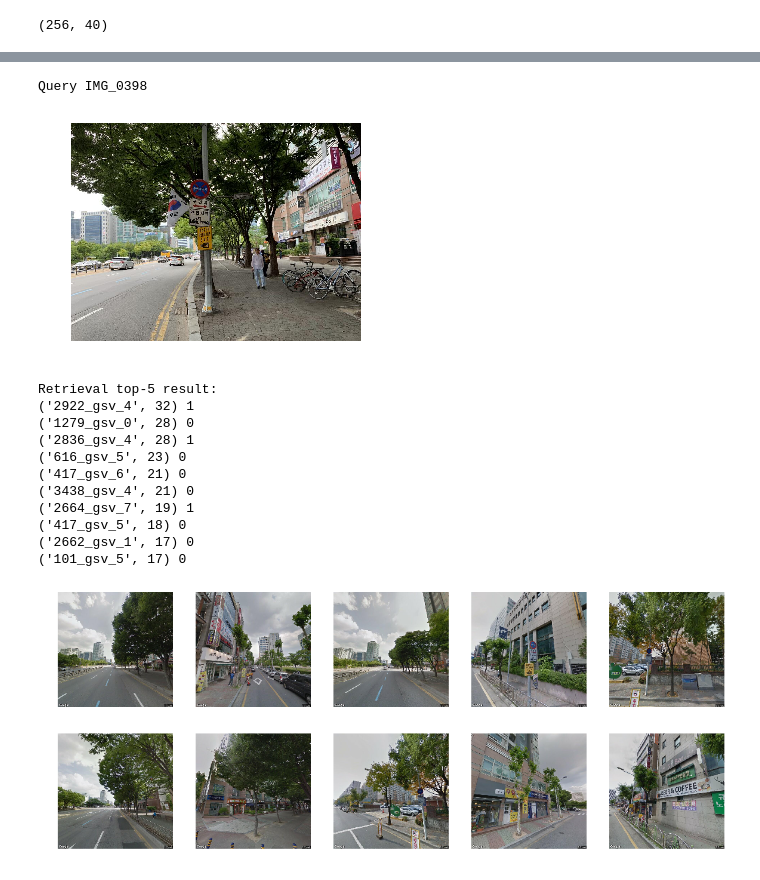
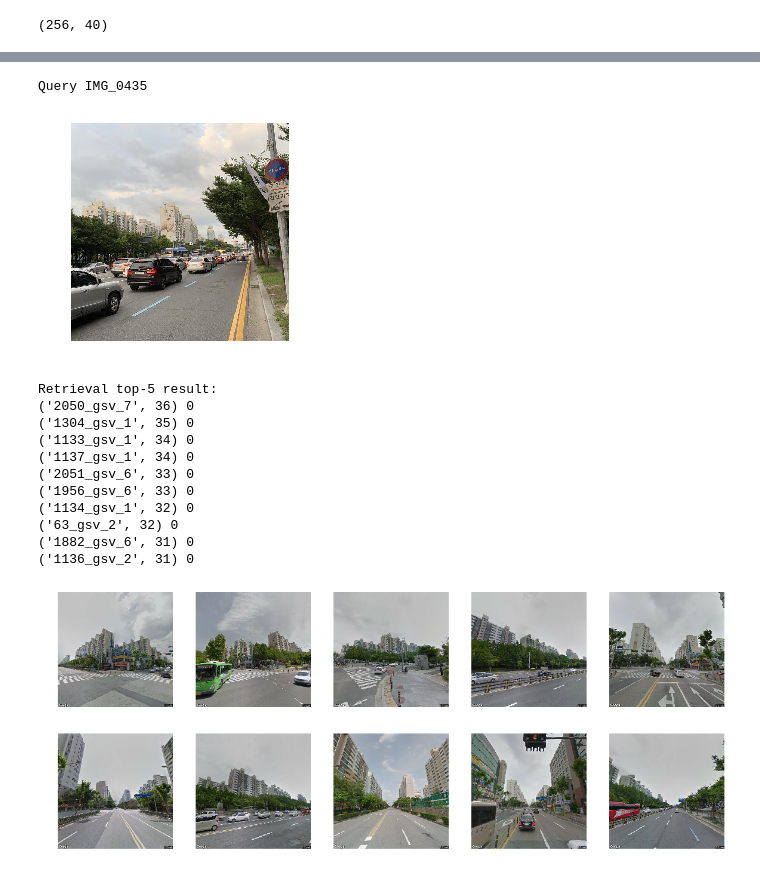
Before and after one commit to canhld94/master-thesis, a Jupyter notebook: dev/retrieval_test.ipynb, the cells around one changed output, grey strips where cells are left out. Drawn from its saved outputs; the diff is of its cells as text; code cells hidden in the pictures.

```diff
--- a/dev/retrieval_test.ipynb
+++ b/dev/retrieval_test.ipynb
@@ -16,6 +28,8 @@ saved_model = "/home/canhld/workplace/Daejeon_street_view/datasets/codebook/delf
 # %%
 ir = ImageRepresentation.ImageRepresentation(name = 'delf_vlad', saved_model = saved_model )
 print(ir.codebook.cluster_centers_.shape)
+pca_model = "/mnt/datasets/pca/delf_vlad256_512_whiten.pkl"
+transformer = joblib.load(pca_model)
 # %% [output]
 (256, 40)
 # %%
@@ -41,8 +55,10 @@ for f in os.listdir(query_dir):
         queries.append(filename)
         im = cv.imread(os.path.join(query_images_dir, filename + '.jpg'), flags=cv.IMREAD_UNCHANGED)
         query_images.append(cv.cvtColor(im, cv.COLOR_RGB2BGR))
-        _,_,features,_,_ = feature_io.ReadFromFile(os.path.join(query_dir, f))
-        vector = ir.VLADEncode(features)
+        ret = featuresIO().DelfReadSingleImage(os.path.join(query_dir, f))
+        locs = ret[1]
+        features = ret[2]
+        vector = ir.MP_VLADEncode(image_features=features, image_locs=locs, grid=0, pca=False, transformer=transformer)
         query_vectors.append(vector)
 
 # for f in os.listdir(query_dir):
@@ -80,7 +99,7 @@ for f in os.listdir(database_dir):
     database.append(vector)
 # %%
 plt.subplot()
-query_name = "IMG_0415"
+query_name = "IMG_0407"
 query_index = 0
 top_ranks = 50
 for query_index in range(len(queries)):
@@ -102,7 +121,7 @@ print("Query %s" % test_query)
 plt.axis('off')
 plt.imshow(test_image)
 plt.show()
-ref_file = "/home/canhld/workplace/Daejeon_street_view/datasets/daejeon_sv_v1_query_60m.csv"
+ref_file = "/mnt/datasets/daejeon_sv_v1_query_40m.csv"
 with open(ref_file) as f:
     contents = f.readlines()
 lines = [x.strip('\n') for x in contents]
@@ -122,4 +141,5 @@ for i in range(10):
     plt.axis('off')
     plt.imshow(im)
 plt.show()
+print(query_vectors[query_index].shape)
 # %% [output]
@@ -140,11 +151,11 @@ Retrieval top-5 result:
 # %%
-import ThesisToolkit
+#### import ThesisToolkit
 from scipy import spatial
 from skimage import feature
 from skimage import measure
 from skimage import transform
 featureIO = ThesisToolkit.FeaturesIOToolkit
-database_features_dir = "/home/canhld/workplace/Daejeon_street_view/datasets/daejeon_sv_v1_delf/"
+database_features_dir = "/mnt/datasets/daejeon_sv_v1_delf/"
 query_locs, query_des = featureIO.DelfReadSingleImage(features_path = os.path.join(query_dir, query_name + '.delf'))
 nums_features_q = len(query_des)
 # Create query tree for this query
@@ -199,45 +187,45 @@ rerank_list.sort(key = lambda tup: tup[1], reverse = True)
 # %%
 print("Query %s" % test_query)
 plt.axis('off')
 plt.imshow(test_image)
 plt.show()
 print("Retrieval top-5 result:")
 
-ref_file = "/home/canhld/workplace/Daejeon_street_view/datasets/daejeon_sv_v1_query_60m.csv"
+ref_file = "/mnt/datasets/daejeon_sv_v1_query_50m.csv"
 with open(ref_file) as f:
     contents = f.readlines()
 lines = [x.strip('\n') for x in contents]
 ref = dict()
 for line in lines:
     tup = line.split(',')
     ref[tup[0]] = set(tup[1:])
 
 plt.figure(figsize=(20,8))
 for i in range(10):
     if (rerank_list[i][0][:-6]) in ref[query_name]:
         print(rerank_list[i],1)
     else:
         print(rerank_list[i],0)
     im = img.imread(os.path.join(image_dir, rerank_list[i][0] + '.jpg'))
     plt.subplot(2,5,i+1)
     plt.axis('off')
     plt.imshow(im)
 plt.show()
 # %% [output]
-Query IMG_0398
+Query IMG_0435
-[figure, old version]
+[figure, new version]
 Retrieval top-5 result:
-('2922_gsv_4', 32) 1
-('1279_gsv_0', 28) 0
-('2836_gsv_4', 28) 1
-('616_gsv_5', 23) 0
-('417_gsv_6', 21) 0
-('3438_gsv_4', 21) 0
-('2664_gsv_7', 19) 1
-('417_gsv_5', 18) 0
-('2662_gsv_1', 17) 0
-('101_gsv_5', 17) 0
+('2050_gsv_7', 36) 0
+('1304_gsv_1', 35) 0
+('1133_gsv_1', 34) 0
+('1137_gsv_1', 34) 0
+('2051_gsv_6', 33) 0
+('1956_gsv_6', 33) 0
+('1134_gsv_1', 32) 0
+('63_gsv_2', 32) 0
+('1882_gsv_6', 31) 0
+('1136_gsv_2', 31) 0
-[figure, old version]
+[figure, new version]
 # %%
 predicts = []
 top_ranks = 50
```
Also changed, not shown: parts of 8 cells of this notebook, 26 other files.
